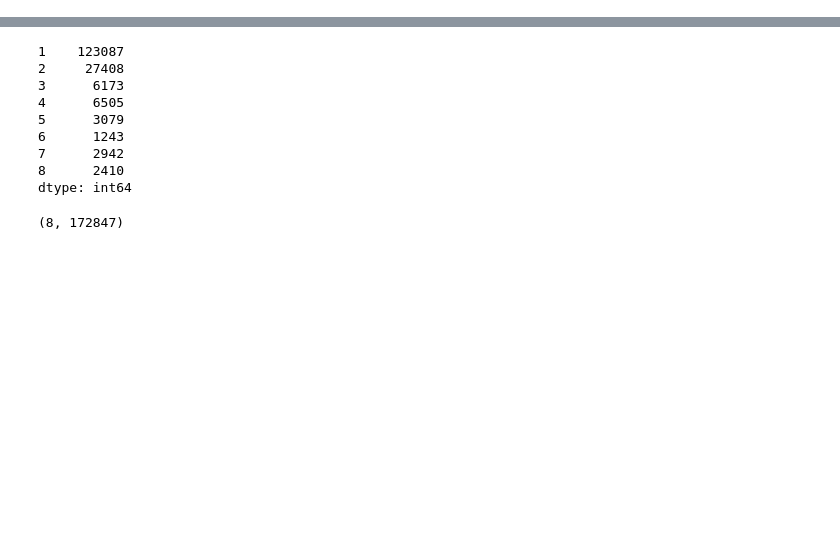
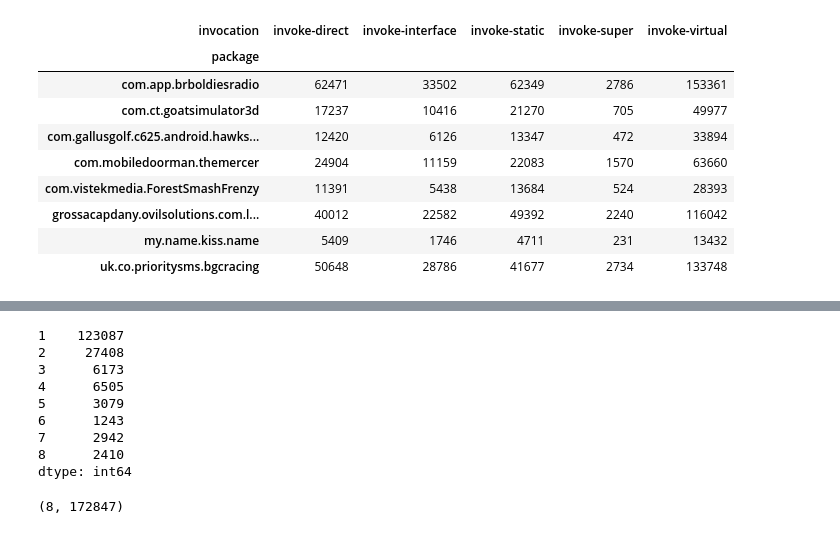
Before and after one commit to davidzyx/HinDroid, a Jupyter notebook: notebooks/feature_extraction.ipynb, the cells around one changed output, grey strips where cells are left out. Drawn from its saved outputs; the diff is of its cells as text; code cells hidden in the pictures; blank space fills up the shorter version.

```diff
--- a/notebooks/feature_extraction.ipynb
+++ b/notebooks/feature_extraction.ipynb
@@ -110,0 +86,13 @@ hin = SmaliHIN(APPS_DIR)
+# %%
+df.groupby('package')['invocation'].value_counts().unstack(fill_value=0)
+# %% [output]
+| invocation | invoke-direct | invoke-interface | invoke-static | invoke-super | invoke-virtual |
+| package |  |  |  |  |  |
+| com.app.brboldiesradio | 62471 | 33502 | 62349 | 2786 | 153361 |
+| com.ct.goatsimulator3d | 17237 | 10416 | 21270 | 705 | 49977 |
+| com.gallusgolf.c625.android.hawks... | 12420 | 6126 | 13347 | 472 | 33894 |
+| com.mobiledoorman.themercer | 24904 | 11159 | 22083 | 1570 | 63660 |
+| com.vistekmedia.ForestSmashFrenzy | 11391 | 5438 | 13684 | 524 | 28393 |
+| grossacapdany.ovilsolutions.com.l... | 40012 | 22582 | 49392 | 2240 | 116042 |
+| my.name.kiss.name | 5409 | 1746 | 4711 | 231 | 13432 |
+| uk.co.prioritysms.bgcracing | 50648 | 28786 | 41677 | 2734 | 133748 |
```
Also changed, not shown: parts of 15 cells of this notebook, 3 other files.
